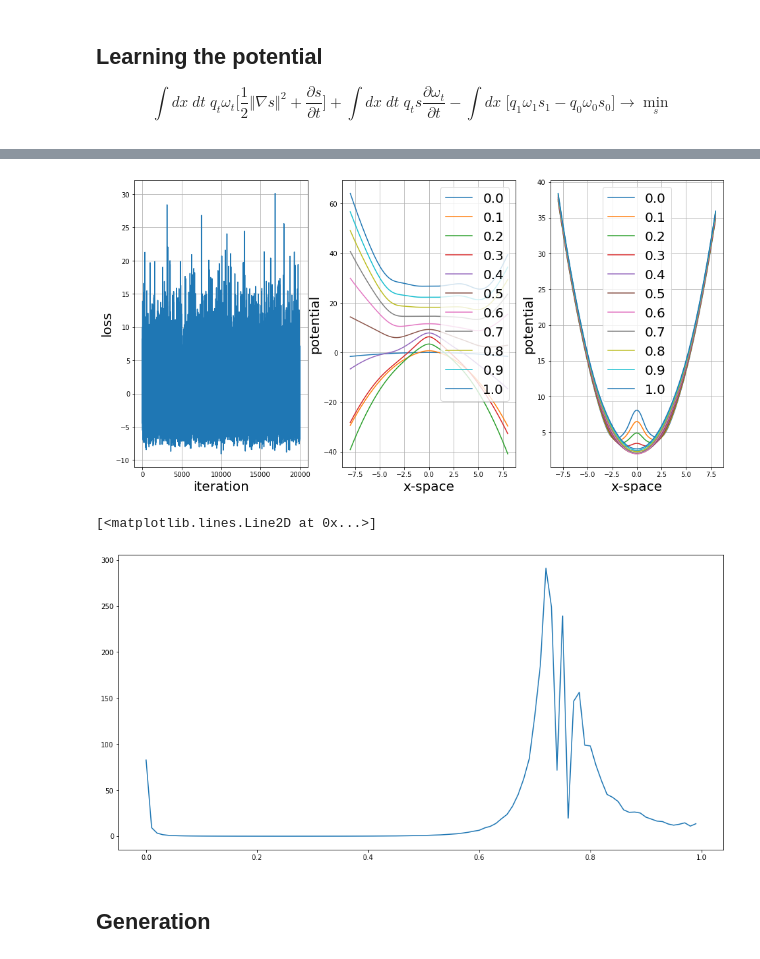
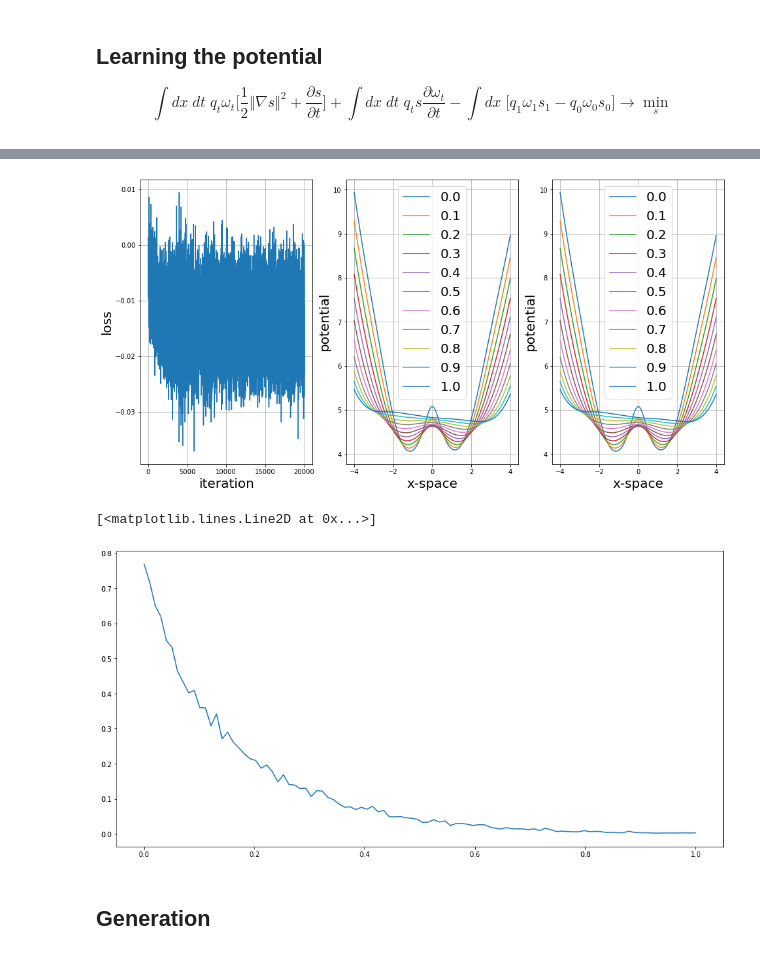
Before and after one commit to necludov/action-matching-pytorch, a Jupyter notebook: notebooks/VP-DDPM.ipynb, the cells around one changed output, grey strips where cells are left out. Cells and saved outputs as stored; diff of their text form; code cells hidden in the pictures.

```diff
--- a/notebooks/VP-DDPM.ipynb
+++ b/notebooks/VP-DDPM.ipynb
@@ -35,11 +39,12 @@ $$q_t = \mathcal{N}\bigg(x_t|x_0e^{-\frac{1}{2}\int dt'\;\beta(t')},\mathbf{I}(1
 # %%
 device = torch.device('cuda')
 
-q_t = subvpsde
+q_t = simple
 
 data_samples = 2000
 data = torch.randn([data_samples,1]) + 2
 data = torch.vstack([data, torch.randn([data_samples,1]) - 2])
+data = data/data.std()
 data = data.to(device)
 # %%
 figsize(12,6)
@@ -83,7 +88,7 @@ plt.grid()
 $$\int dx\;dt\;q_t\omega_t\bigg[\frac{1}{2}\Vert\nabla s\Vert^2 + \frac{\partial s}{\partial t}\bigg] + \int dx\;dt\; q_ts\frac{\partial \omega_t}{\partial t} - \int dx\;\bigg[ q_1\omega_1s_1 - q_0\omega_0s_0\bigg] \to \min_s$$
 # %%
 net = toynet.SmallMLP().to(device)
-s, w, dwdt = get_s(net, 'subvpsde'), w4, dw4dt
+s, w, dwdt = get_s(net, 'generic'), w0, dw0dt
 # %%
 torch.manual_seed(1)
 
@@ -115,32 +120,32 @@ iteration: 18000, loss: 2.691e+00
 # %%
 fs = 20
 
 figsize(16,8)
 plt.subplot(131)
 plt.plot(losses)
 plt.xlabel('iteration', fontsize=fs)
 plt.ylabel('loss', fontsize=fs)
 plt.grid()
 plt.subplot(132)
 n_points = 200
 for i in range(11):
-    x = torch.linspace(-8,8,n_points).view(-1,1).to(device)
+    x = torch.linspace(-4,4,n_points).view(-1,1).to(device)
     t = i/10*torch.ones([n_points,1]).to(device)
     plt.plot(x.cpu().numpy(), s(t,x).detach().cpu().numpy(), label='%.1f' % (i/10))
 plt.xlabel('x-space', fontsize=fs)
 plt.ylabel('potential', fontsize=fs)
 plt.legend(fontsize=fs)
 plt.grid()
 plt.subplot(133)
 n_points = 200
 for i in range(11):
-    x = torch.linspace(-8,8,n_points).view(-1,1).to(device)
+    x = torch.linspace(-4,4,n_points).view(-1,1).to(device)
     t = i/10*torch.ones([n_points,1]).to(device)
     plt.plot(x.cpu().numpy(), net(t,x).detach().cpu().numpy(), label='%.1f' % (i/10))
 plt.xlabel('x-space', fontsize=fs)
 plt.ylabel('potential', fontsize=fs)
 plt.legend(fontsize=fs)
 plt.grid()
 # %% [output]
-[figure, old version]
+[figure, new version]
 # %%
@@ -152,11 +157,10 @@ for i,t in enumerate(times):
     dsdx = torch.autograd.grad(s(t*torch.ones_like(x_t),x_t).sum(), [x_t])[0].detach()
     loss_norm[i] = (dsdx**2).sum(1).mean().cpu()
 # %%
-# plt.plot(times, 1/w(times).numpy())
-plt.plot(times.cpu(), 1/loss_norm.numpy())
+plt.plot(times.cpu(), loss_norm.numpy())
 # %% [output]
 [<matplotlib.lines.Line2D at 0x...>]
-[figure, old version]
+[figure, new version]
 # %% [markdown]
 ## Generation
 # %%
```
Also changed, not shown: parts of 8 cells of this notebook, 12 other files.
